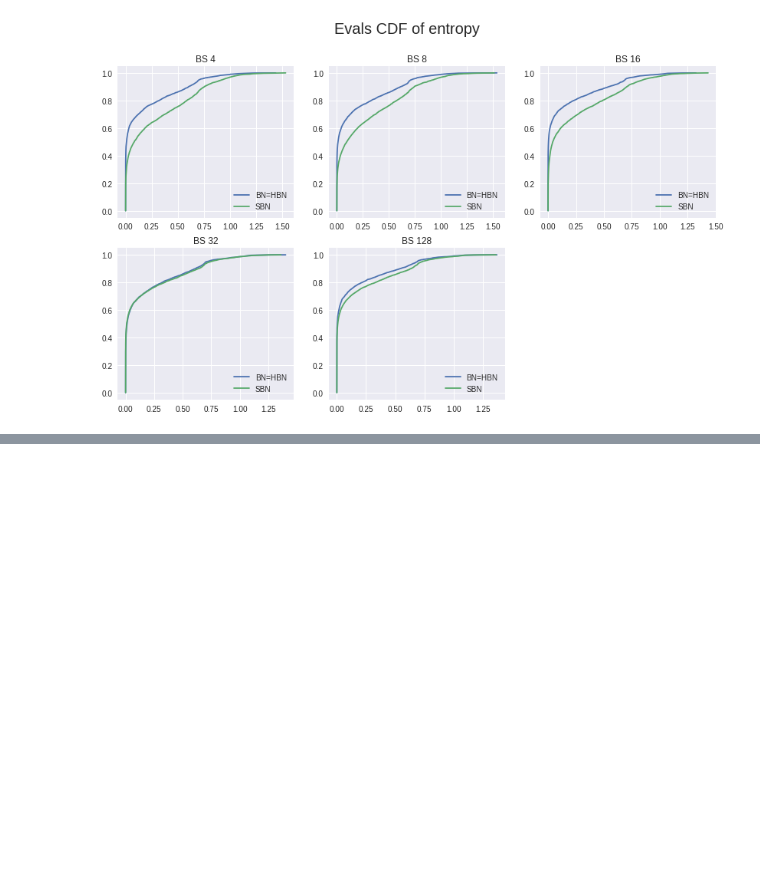
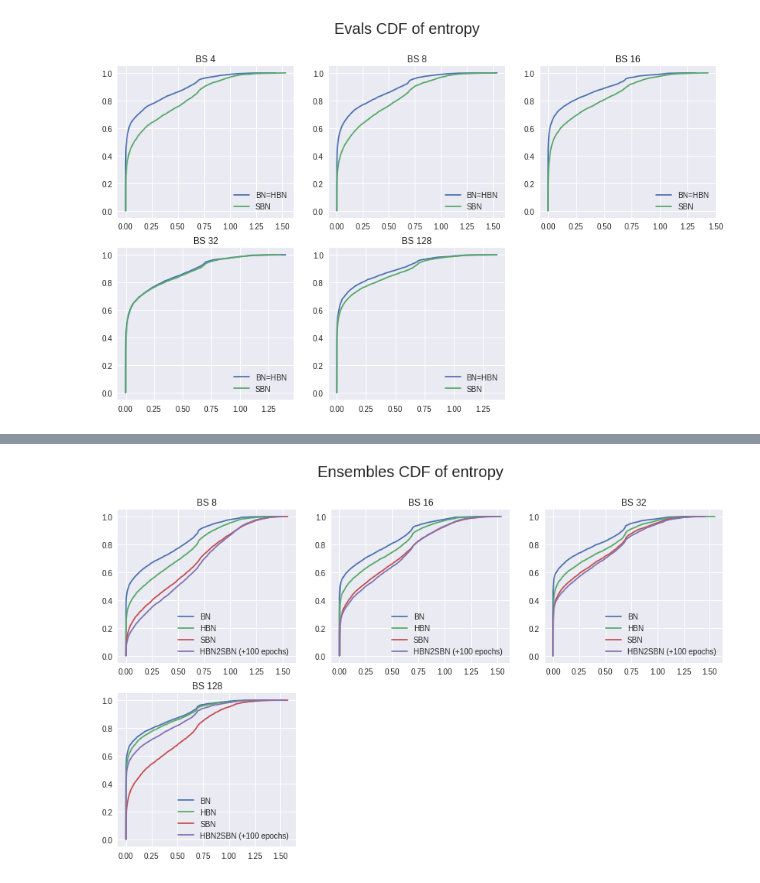
Before and after one commit to AndrewAtanov/StochBN, a Jupyter notebook: HierarchicalBN.ipynb, the cells around one changed output, grey strips where cells are left out. Saved outputs shown, nothing was run; the diff lists cells and outputs as text; code cells hidden in the pictures; blank space fills up the shorter version.

```diff
--- a/HierarchicalBN.ipynb
+++ b/HierarchicalBN.ipynb
@@ -86,0 +87,2 @@ torch.save({'bn': bn_res, 'sbn': sbn_res, 'hbn': hbn_res}, 'bn_types_uncertainty
+# %%
+res = torch.load('bn_types_uncertainty')
@@ -164,0 +224,18 @@ for i, [c, bs] in enumerate(zip(colors, bs_grid)):
+# %%
+for bs in bs_grid[1:]:
+    print('\nbatch size {}'.format(bs))
+    print('  EVAL   -- BN {:.3f}, HBN {:.3f}, SBN {:.3f} HBN2SBN {:.3f}'.format(res_lastmodel['bn'][bs][1]['eval/acc'],
+                                                                                res_lastmodel['hbn'][bs][1]['eval/acc'],
+                                                                                res_lastmodel['sbn'][bs][1]['eval/acc'],
+                                                                                res_lastmodel['hbn2sbn'][bs][1]['eval/acc']))
+
+
+    print('ENSEMBLE -- BN {:.3f}, HBN {:.3f}, SBN {:.3f} HBN2SBN {:.3f}'.format(res_lastmodel['bn'][bs][1]['ensemble/acc'],
+                                                                                res_lastmodel['hbn'][bs][1]['ensemble/acc'],
+                                                                                res_lastmodel['sbn'][bs][1]['ensemble/acc'],
+                                                                                res_lastmodel['hbn2sbn'][bs][1]['ensemble/acc']))
+
+    print('ONE SHOT -- BN {:.3f}, HBN {:.3f}, SBN {:.3f} HBN2SBN {:.3f}'.format(res_lastmodel['bn'][bs][1]['one_shot/acc'],
+                                                                                res_lastmodel['hbn'][bs][1]['one_shot/acc'],
+                                                                                res_lastmodel['sbn'][bs][1]['one_shot/acc'],
+                                                                                res_lastmodel['hbn2sbn'][bs][1]['one_shot/acc']))
@@ -164,0 +262,27 @@ for i, [c, bs] in enumerate(zip(colors, bs_grid)):
+# %%
+plt.figure(figsize=(14, 8))
+
+plt.suptitle('Ensembles CDF of entropy', size=20)
+for i, bs in enumerate(bs_grid[1:]):
+    plt.subplot(2, 3, i + 1)
+    plt.title('BS {}'.format(bs))
+    ent = res_lastmodel['bn'][bs][0]['ensemble/entropy']
+    n = len(ent)
+    plt.plot(sorted(ent), (np.arange(n) + 1.) / n, label='BN'.format(bs))
+
+    ent = res_lastmodel['hbn'][bs][0]['ensemble/entropy']
+    n = len(ent)
+    plt.plot(sorted(ent), (np.arange(n) + 1.) / n, label='HBN')
+
+    ent = res_lastmodel['sbn'][bs][0]['ensemble/entropy']
+    n = len(ent)
+    plt.plot(sorted(ent), (np.arange(n) + 1.) / n, label='SBN')
+
+    ent = res_lastmodel['hbn2sbn'][bs][0]['ensemble/entropy']
+    n = len(ent)
+    plt.plot(sorted(ent), (np.arange(n) + 1.) / n, label='HBN2SBN (+100 epochs)')
+
+
+    plt.legend()
+# %% [output]
+[figure, added]
```
Also changed, not shown: parts of 11 cells of this notebook.
